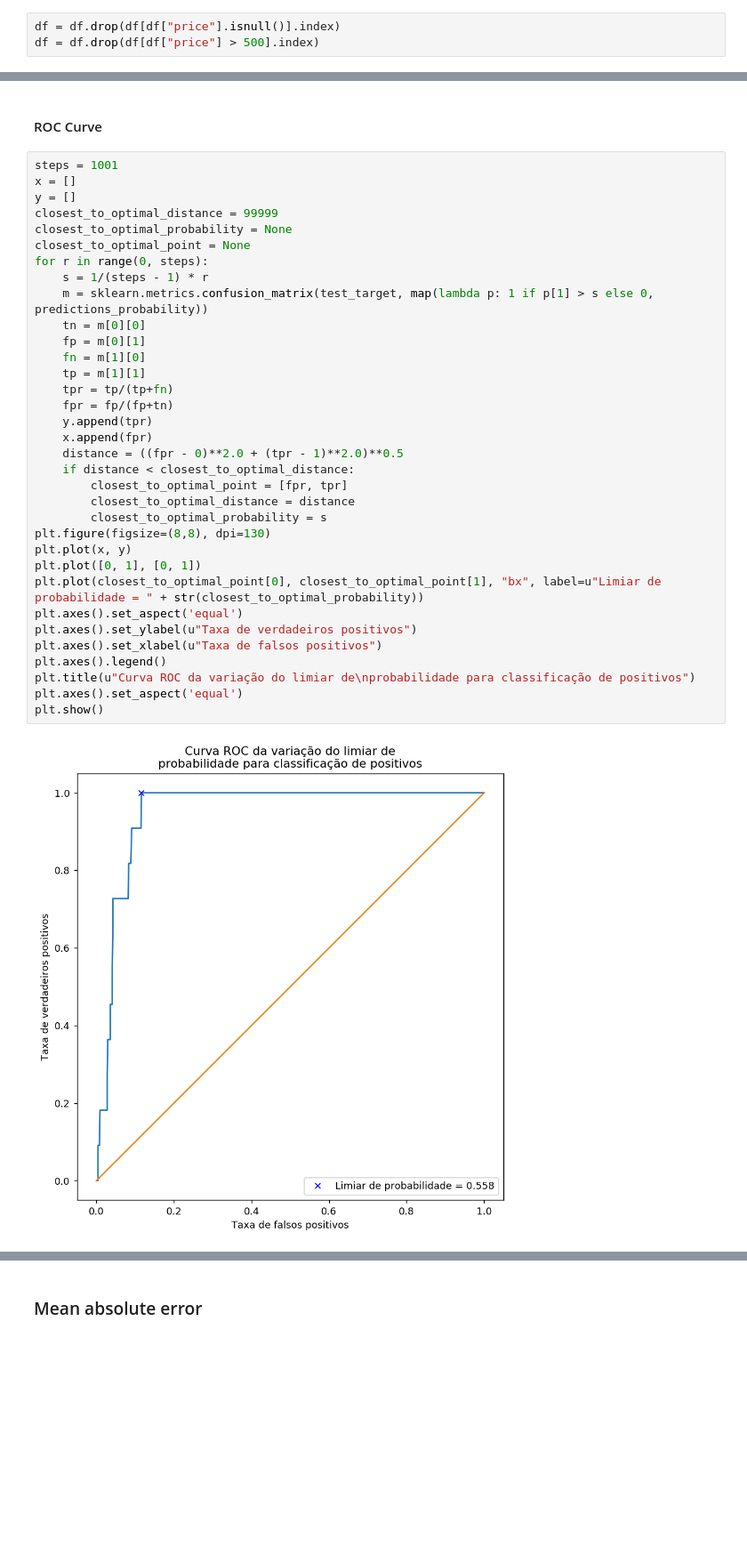
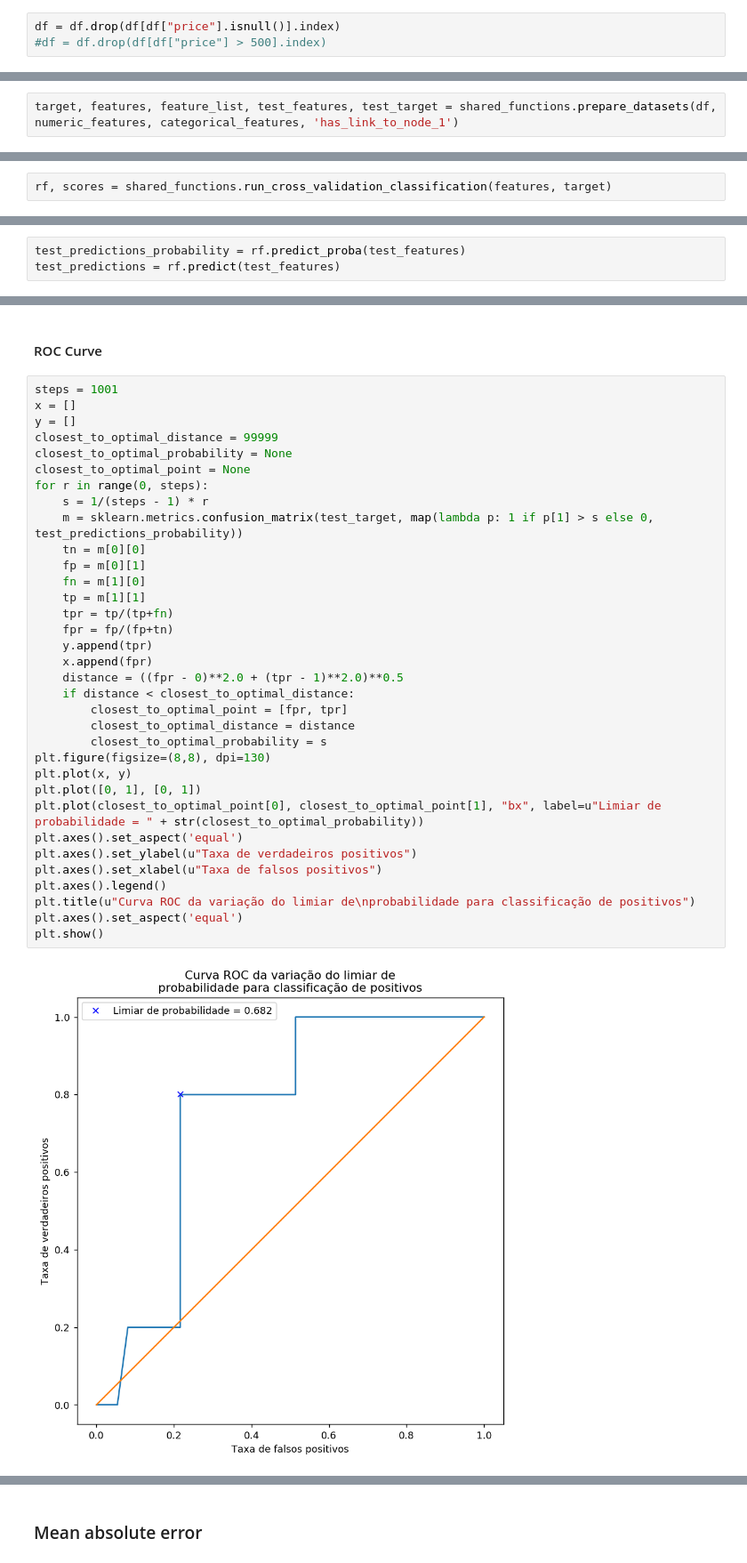
Before and after one commit to rpagliuca/amazon-copurchased-data-science, a Jupyter notebook: predict_links.ipynb, the cells around one changed output, grey strips where cells are left out. Shown at 89% size. Saved outputs shown, nothing was run; the diff lists cells and outputs as text; blank space fills up the shorter version.

Commit message:
feat: Partial commit while migrating link prediction to cross val

```diff
--- a/predict_links.ipynb
+++ b/predict_links.ipynb
@@ -110,7 +106,7 @@ for feature in numeric_features:
 ### Remove nodes without price and outliers
 # %%
 df = df.drop(df[df["price"].isnull()].index)
-df = df.drop(df[df["price"] > 500].index)
+#df = df.drop(df[df["price"] > 500].index)
 # %% [markdown]
 ### Inspect columns
 # %%
@@ -174,0 +165,2 @@ target = np.array(df_with_dummies['has_link_to_node_1'])
+# %%
+target, features, feature_list, test_features, test_target = shared_functions.prepare_datasets(df, numeric_features, categorical_features, 'has_link_to_node_1')
@@ -223,0 +189,2 @@ predictions = rf.predict(test_features)
+# %%
+rf, scores = shared_functions.run_cross_validation_classification(features, target)
@@ -249 +224,4 @@ pd.DataFrame(importance).head(200)
+# %%
+test_predictions_probability = rf.predict_proba(test_features)
+test_predictions = rf.predict(test_features)
 # %% [markdown]
@@ -287,34 +265,34 @@ y = []
 closest_to_optimal_distance = 99999
 closest_to_optimal_probability = None
 closest_to_optimal_point = None
 for r in range(0, steps):
     s = 1/(steps - 1) * r
-    m = sklearn.metrics.confusion_matrix(test_target, map(lambda p: 1 if p[1] > s else 0, predictions_probability))
+    m = sklearn.metrics.confusion_matrix(test_target, map(lambda p: 1 if p[1] > s else 0, test_predictions_probability))
     tn = m[0][0]
     fp = m[0][1]
     fn = m[1][0]
     tp = m[1][1]
     tpr = tp/(tp+fn)
     fpr = fp/(fp+tn)
     y.append(tpr)
     x.append(fpr)
     distance = ((fpr - 0)**2.0 + (tpr - 1)**2.0)**0.5
     if distance < closest_to_optimal_distance:
         closest_to_optimal_point = [fpr, tpr]
         closest_to_optimal_distance = distance
         closest_to_optimal_probability = s
 plt.figure(figsize=(8,8), dpi=130)
 plt.plot(x, y)
 plt.plot([0, 1], [0, 1])
 plt.plot(closest_to_optimal_point[0], closest_to_optimal_point[1], "bx", label=u"Limiar de probabilidade = " + str(closest_to_optimal_probability))
 plt.axes().set_aspect('equal')
 plt.axes().set_ylabel(u"Taxa de verdadeiros positivos")
 plt.axes().set_xlabel(u"Taxa de falsos positivos")
 plt.axes().legend()
 plt.title(u"Curva ROC da variação do limiar de\nprobabilidade para classificação de positivos")
 plt.axes().set_aspect('equal')
 plt.show()
 # %% [output]
-[figure, old version]
+[figure, new version]
 # %%
 ## Confusion matrix on probability threshold
```
Also changed, not shown: parts of 45 cells of this notebook, 2 other files.
